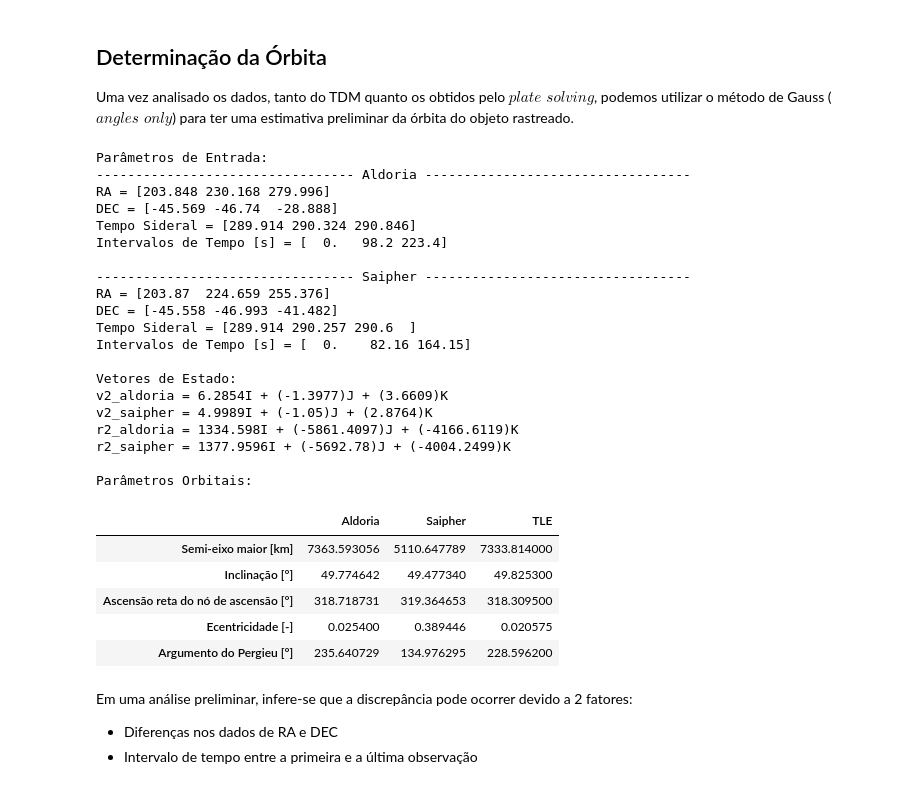
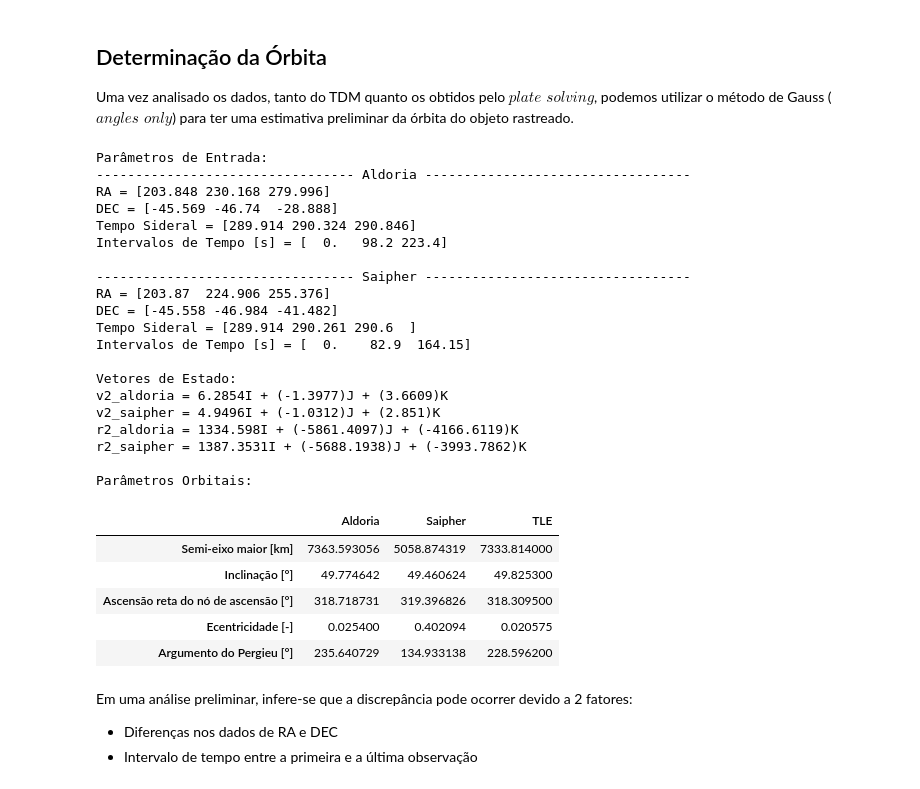
Before and after one commit to Rafa1914/spacepykit, a Jupyter notebook: orbit-determination-notebook.ipynb, the cells around one changed output. Cells and saved outputs as stored; diff of their text form; code cells hidden in the pictures.

```diff
--- a/orbit-determination-notebook.ipynb
+++ b/orbit-determination-notebook.ipynb
@@ -287,7 +287,7 @@ latitude_geodetic = np.rad2deg(get_geodetic_latitude(latitude)) # Latitude geod
 tdm_aldoria = get_track_data('Dados\\TDM_7646.txt')
 tdm_saipher_bruto = get_track_data('Dados\\Resultados-12.txt')
 tdm_saipher = radec_fit(original_data=tdm_saipher_bruto,poly_degree=3,t_start=tdm_saipher_bruto['Tempo[s]'].min(),t_end=tdm_saipher_bruto['Tempo[s]'].max())
-n_aldoria = len(tdm_saipher['Tempo[s]'])                                # Quantidade de observações realizadas
+n_aldoria = len(tdm_aldoria['Tempo[s]'])                                # Quantidade de observações realizadas
 n_saipher = len(tdm_saipher['Tempo[s]'])                                # Quantidade de observações realizadas
 
 # Posições Analisadas:
@@ -373,44 +373,44 @@ results = {
     'TLE':[a_tle,i_tle,ra_tle,e_tle,w_tle]
 }
 
 orbital_parameters_df = pd.DataFrame(
     index = ['Semi-eixo maior [km]','Inclinação [°]','Ascensão reta do nó de ascensão [°]','Ecentricidade [-]','Argumento do Pergieu [°]'],
     data = results)
 
 print('Vetores de Estado:')
 print(f'v2_aldoria = {round(v2_aldoria.x,4)}I + ({round(v2_aldoria.y,4)})J + ({round(v2_aldoria.z,4)})K')
 print(f'v2_saipher = {round(v2_saipher.x,4)}I + ({round(v2_saipher.y,4)})J + ({round(v2_saipher.z,4)})K')
 print(f'r2_aldoria = {round(r2_aldoria.x,4)}I + ({round(r2_aldoria.y,4)})J + ({round(r2_aldoria.z,4)})K')
 print(f'r2_saipher = {round(r2_saipher.x,4)}I + ({round(r2_saipher.y,4)})J + ({round(r2_saipher.z,4)})K')
 print('\nParâmetros Orbitais:')
 orbital_parameters_df
 # %% [output]
 Parâmetros de Entrada:
 --------------------------------- Aldoria ----------------------------------
 RA = [203.848 230.168 279.996]
 DEC = [-45.569 -46.74  -28.888]
 Tempo Sideral = [289.914 290.324 290.846]
 Intervalos de Tempo [s] = [  0.   98.2 223.4]
 
 --------------------------------- Saipher ----------------------------------
-RA = [203.87  224.659 255.376]
-DEC = [-45.558 -46.993 -41.482]
-Tempo Sideral = [289.914 290.257 290.6  ]
-Intervalos de Tempo [s] = [  0.    82.16 164.15]
+RA = [203.87  224.906 255.376]
+DEC = [-45.558 -46.984 -41.482]
+Tempo Sideral = [289.914 290.261 290.6  ]
+Intervalos de Tempo [s] = [  0.    82.9  164.15]
 
 Vetores de Estado:
 v2_aldoria = 6.2854I + (-1.3977)J + (3.6609)K
-v2_saipher = 4.9989I + (-1.05)J + (2.8764)K
+v2_saipher = 4.9496I + (-1.0312)J + (2.851)K
 r2_aldoria = 1334.598I + (-5861.4097)J + (-4166.6119)K
-r2_saipher = 1377.9596I + (-5692.78)J + (-4004.2499)K
+r2_saipher = 1387.3531I + (-5688.1938)J + (-3993.7862)K
 
 Parâmetros Orbitais:
 |  | Aldoria | Saipher | TLE |
-| Semi-eixo maior [km] | 7363.593056 | 5110.647789 | 7333.814000 |
-| Inclinação [°] | 49.774642 | 49.477340 | 49.825300 |
-| Ascensão reta do nó de ascensão [°] | 318.718731 | 319.364653 | 318.309500 |
-| Ecentricidade [-] | 0.025400 | 0.389446 | 0.020575 |
-| Argumento do Pergieu [°] | 235.640729 | 134.976295 | 228.596200 |
+| Semi-eixo maior [km] | 7363.593056 | 5058.874319 | 7333.814000 |
+| Inclinação [°] | 49.774642 | 49.460624 | 49.825300 |
+| Ascensão reta do nó de ascensão [°] | 318.718731 | 319.396826 | 318.309500 |
+| Ecentricidade [-] | 0.025400 | 0.402094 | 0.020575 |
+| Argumento do Pergieu [°] | 235.640729 | 134.933138 | 228.596200 |
 # %% [markdown]
 Em uma análise preliminar, infere-se que a discrepância pode ocorrer devido a 2 fatores:
 * Diferenças nos dados de RA e DEC
```
Also changed, not shown: parts of 7 cells of this notebook.
